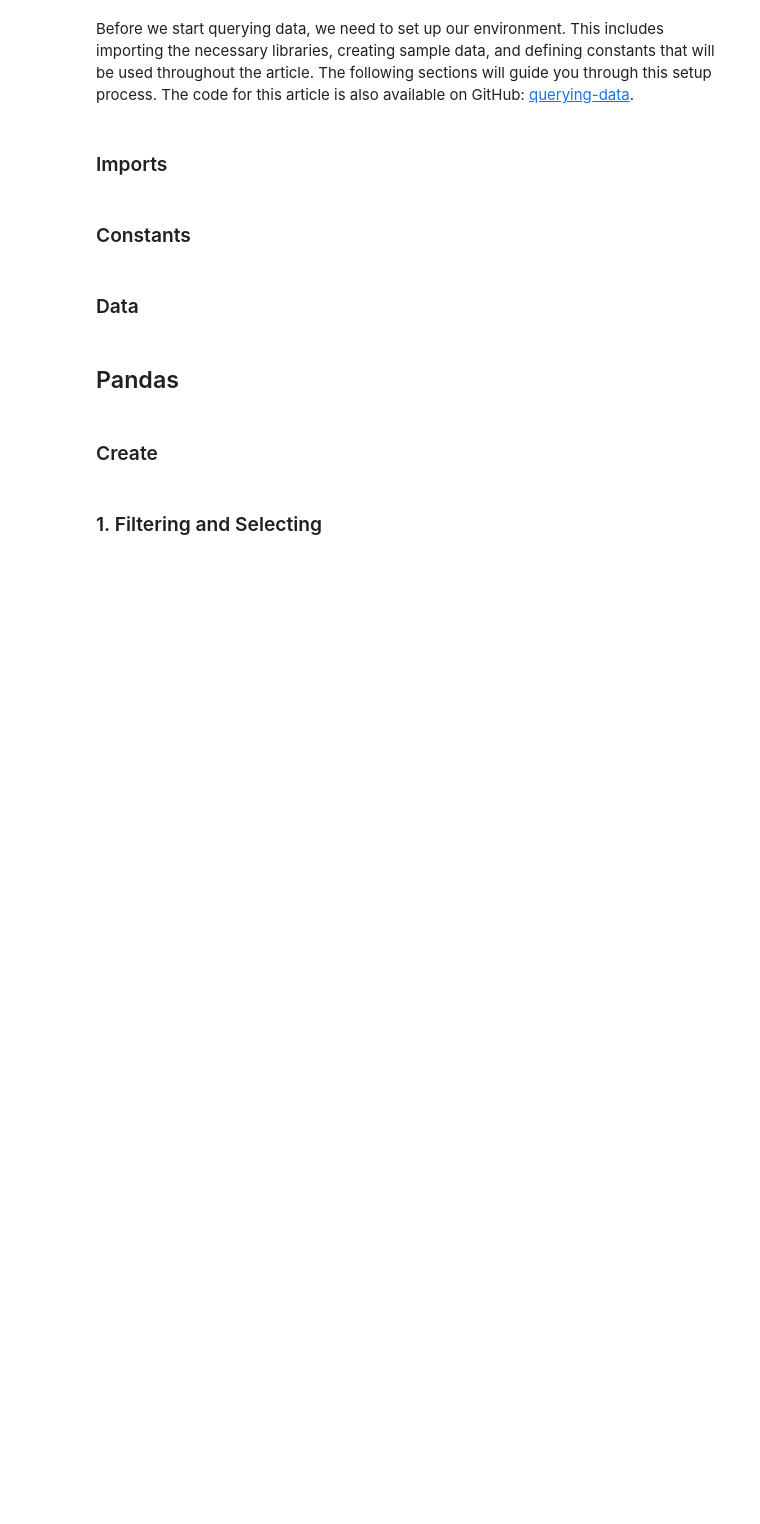
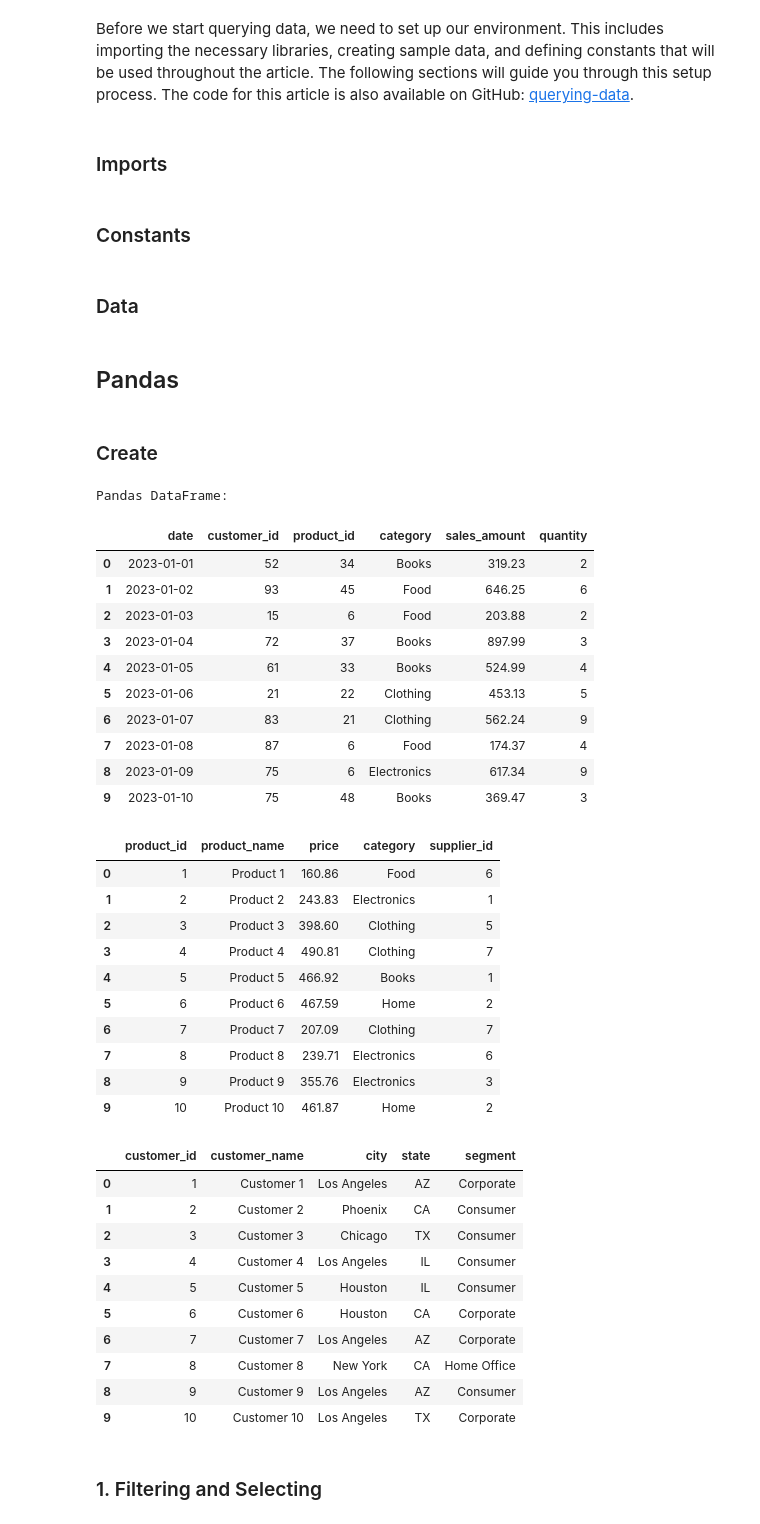
Before and after one commit to chrimaho/querying-data, a Jupyter notebook: src/querying_data/notebooks/querying.ipynb, the cells around one changed output. Cells and saved outputs as stored; diff of their text form; code cells hidden in the pictures; blank space fills up the shorter version.

```diff
--- a/src/querying_data/notebooks/querying.ipynb
+++ b/src/querying_data/notebooks/querying.ipynb
@@ -47,8 +46,8 @@ sales_data: dict[str, str] = {
 # %%
 # Create product dimension table
 product_data: dict[str, str] = {
-    "product_id": np.arange(1, 50),
-    "product_name": [f"Product {i}" for i in range(1, 50)],
+    "product_id": np.arange(1, 51),
+    "product_name": [f"Product {i}" for i in range(1, 51)],
     "price": np.random.uniform(10, 500, 50).round(2),
     "category": np.random.choice(["Electronics", "Clothing", "Food", "Books", "Home"], 50),
     "supplier_id": np.random.randint(1, 10, 50),
@@ -56,8 +55,8 @@ product_data: dict[str, str] = {
 # %%
 # Create customer dimension table
 customer_data: dict[str, str] = {
-    "customer_id": np.arange(1, 100),
-    "customer_name": [f"Customer {i}" for i in range(1, 100)],
+    "customer_id": np.arange(1, 101),
+    "customer_name": [f"Customer {i}" for i in range(1, 101)],
     "city": np.random.choice(["New York", "Los Angeles", "Chicago", "Houston", "Phoenix"], 100),
     "state": np.random.choice(["NY", "CA", "IL", "TX", "AZ"], 100),
     "segment": np.random.choice(["Consumer", "Corporate", "Home Office"], 100),
@@ -72,9 +71,44 @@ df_product_pd = pd.DataFrame(product_data)
 df_customer_pd = pd.DataFrame(customer_data)
 # %%
 print("Pandas DataFrame:")
-print(df_sales_pd.head(10))
-print(df_product_pd.head(10))
-print(df_customer_pd.head(10))
+display(df_sales_pd.head(10))
+display(df_product_pd.head(10))
+display(df_customer_pd.head(10))
+# %% [output]
+Pandas DataFrame:
+|  | date | customer_id | product_id | category | sales_amount | quantity |
+| 0 | 2023-01-01 | 52 | 34 | Books | 319.23 | 2 |
+| 1 | 2023-01-02 | 93 | 45 | Food | 646.25 | 6 |
+| 2 | 2023-01-03 | 15 | 6 | Food | 203.88 | 2 |
+| 3 | 2023-01-04 | 72 | 37 | Books | 897.99 | 3 |
+| 4 | 2023-01-05 | 61 | 33 | Books | 524.99 | 4 |
+| 5 | 2023-01-06 | 21 | 22 | Clothing | 453.13 | 5 |
+| 6 | 2023-01-07 | 83 | 21 | Clothing | 562.24 | 9 |
+| 7 | 2023-01-08 | 87 | 6 | Food | 174.37 | 4 |
+| 8 | 2023-01-09 | 75 | 6 | Electronics | 617.34 | 9 |
+| 9 | 2023-01-10 | 75 | 48 | Books | 369.47 | 3 |
+|  | product_id | product_name | price | category | supplier_id |
+| 0 | 1 | Product 1 | 160.86 | Food | 6 |
+| 1 | 2 | Product 2 | 243.83 | Electronics | 1 |
+| 2 | 3 | Product 3 | 398.60 | Clothing | 5 |
+| 3 | 4 | Product 4 | 490.81 | Clothing | 7 |
+| 4 | 5 | Product 5 | 466.92 | Books | 1 |
+| 5 | 6 | Product 6 | 467.59 | Home | 2 |
+| 6 | 7 | Product 7 | 207.09 | Clothing | 7 |
+| 7 | 8 | Product 8 | 239.71 | Electronics | 6 |
+| 8 | 9 | Product 9 | 355.76 | Electronics | 3 |
+| 9 | 10 | Product 10 | 461.87 | Home | 2 |
+|  | customer_id | customer_name | city | state | segment |
+| 0 | 1 | Customer 1 | Los Angeles | AZ | Corporate |
+| 1 | 2 | Customer 2 | Phoenix | CA | Consumer |
+| 2 | 3 | Customer 3 | Chicago | TX | Consumer |
+| 3 | 4 | Customer 4 | Los Angeles | IL | Consumer |
+| 4 | 5 | Customer 5 | Houston | IL | Consumer |
+| 5 | 6 | Customer 6 | Houston | CA | Corporate |
+| 6 | 7 | Customer 7 | Los Angeles | AZ | Corporate |
+| 7 | 8 | Customer 8 | New York | CA | Home Office |
+| 8 | 9 | Customer 9 | Los Angeles | AZ | Consumer |
+| 9 | 10 | Customer 10 | Los Angeles | TX | Corporate |
 # %% [markdown]
 ### 1. Filtering and Selecting
 # %%
```
Also changed, not shown: parts of 7 cells of this notebook, 1 other file.
